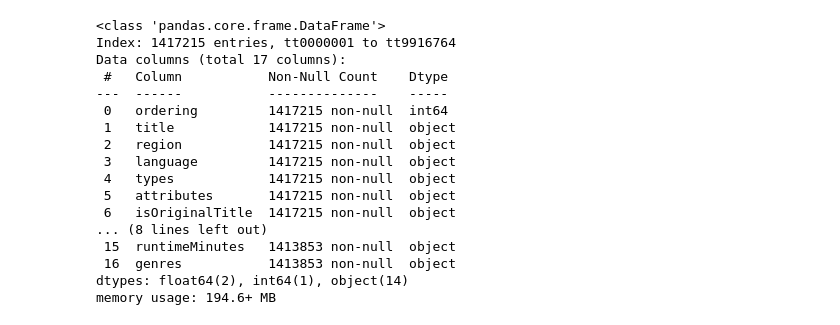
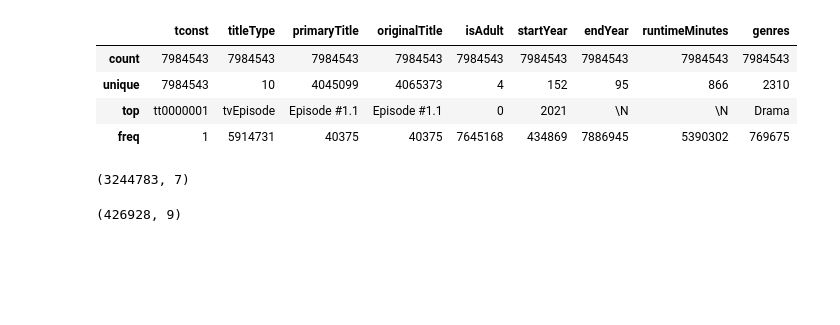
Before and after one commit to Lozzio99/Madness, a Jupyter notebook: cleanup.ipynb, the cells around one changed output. Cells and saved outputs as stored; diff of their text form; code cells hidden in the pictures; blank space fills up the shorter version.

```diff
--- a/cleanup.ipynb
+++ b/cleanup.ipynb
@@ -78,22 +0,0 @@ memory usage: 15.0+ MB
-# %%
-# join the three tables with index the new generated index (tt0000001 to tt9916764) result of match between titleId and tconst
-df = title_akas.set_index("titleId").join(title_ratings.set_index("tconst")).join(title_basic.set_index("tconst"))
-df.info()
-# %% [output]
-<class 'pandas.core.frame.DataFrame'>
-Index: 1417215 entries, tt0000001 to tt9916764
-Data columns (total 17 columns):
- #   Column           Non-Null Count    Dtype
----  ------           --------------    -----
- 0   ordering         1417215 non-null  int64
- 1   title            1417215 non-null  object
- 2   region           1417215 non-null  object
- 3   language         1417215 non-null  object
- 4   types            1417215 non-null  object
- 5   attributes       1417215 non-null  object
- 6   isOriginalTitle  1417215 non-null  object
-... (8 lines left out)
- 15  runtimeMinutes   1413853 non-null  object
- 16  genres           1413853 non-null  object
-dtypes: float64(2), int64(1), object(14)
-memory usage: 194.6+ MB
@@ -99,0 +4,7 @@ memory usage: 194.6+ MB
+# %%
+def clear_columns(data, columns):
+    for c in columns:
+        mask1 = data[c] == '\\N'
+        mask2 = data[c].isnull()
+        data = data.drop(index=(data[mask1 | mask2]).index)
+    return data
@@ -99,0 +13,24 @@ memory usage: 194.6+ MB
+# %%
+title_basic = clear_columns(title_basic, title_basic.columns.drop(['endYear','runtimeMinutes']))
+title_basic.describe()
+# %% [output]
+|  | tconst | titleType | primaryTitle | originalTitle | isAdult | startYear | endYear | runtimeMinutes | genres |
+| count | 7984543 | 7984543 | 7984543 | 7984543 | 7984543 | 7984543 | 7984543 | 7984543 | 7984543 |
+| unique | 7984543 | 10 | 4045099 | 4065373 | 4 | 152 | 95 | 866 | 2310 |
+| top | tt0000001 | tvEpisode | Episode #1.1 | Episode #1.1 | 0 | 2021 | \N | \N | Drama |
+| freq | 1 | 5914731 | 40375 | 40375 | 7645168 | 434869 | 7886945 | 5390302 | 769675 |
+# %%
+title_basic.startYear = title_basic.startYear.apply(int)
+title_basic = title_basic[title_basic.startYear >= 2015]
+
+title_basic['endYear'] = title_basic.apply(
+    lambda row:row['startYear'] if row['endYear'] == '\\N' else int(row['endYear']), axis=1
+)
+
+title_basic['runtimeMinutes'] = title_basic.apply(
+    lambda row: 0 if row['runtimeMinutes'] == '\\N' else row['runtimeMinutes'], axis=1
+)
+title_basic = title_basic[['tconst','primaryTitle','originalTitle','isAdult','startYear','endYear','genres']]
+title_basic.shape
+# %% [output]
+(3244783, 7)
@@ -99,0 +40,6 @@ memory usage: 194.6+ MB
+# %%
+df.head(50)
+len(df.index) - df.count()
+df.shape
+# %% [output]
+(426928, 9)
```
Also changed, not shown: parts of 29 cells of this notebook, 4 other files.
